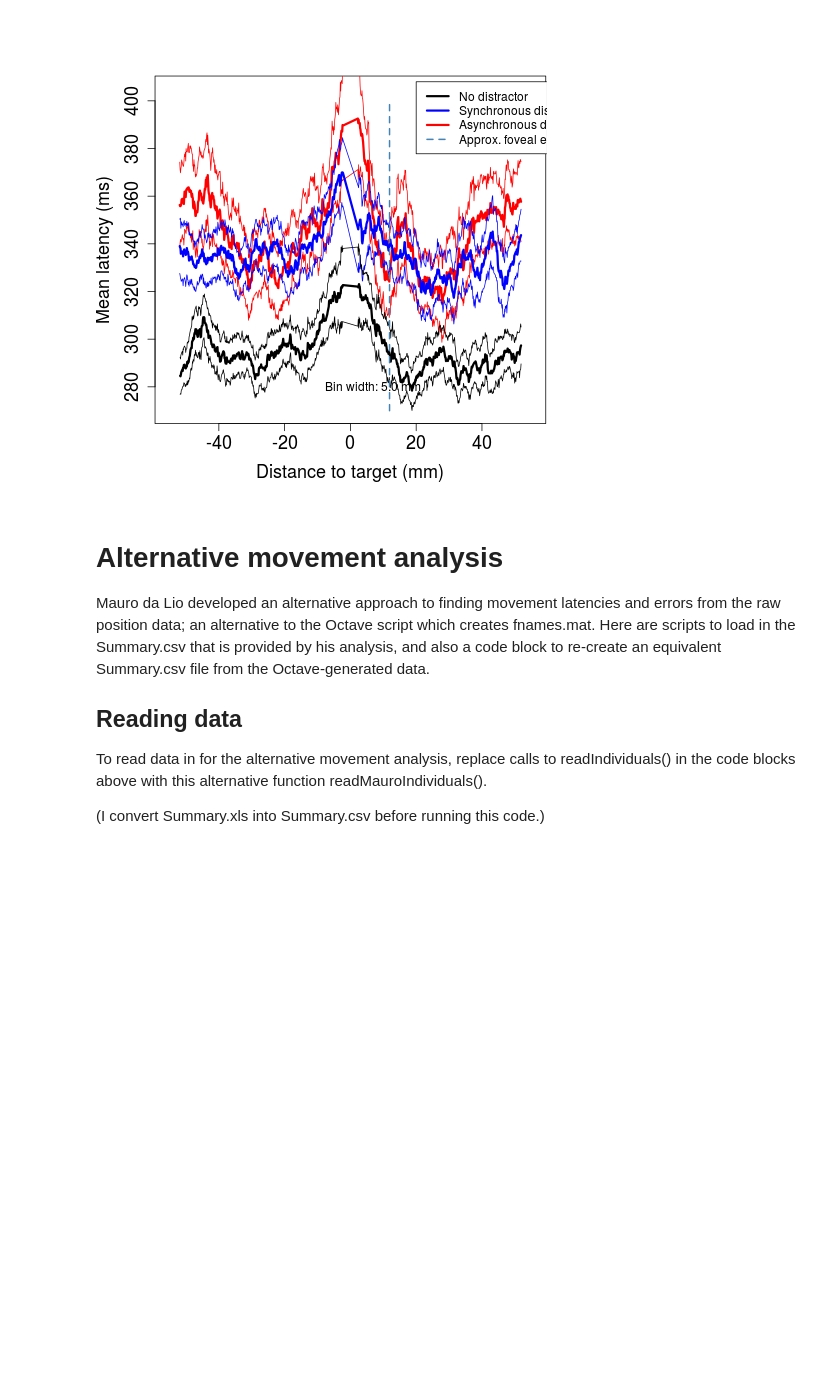
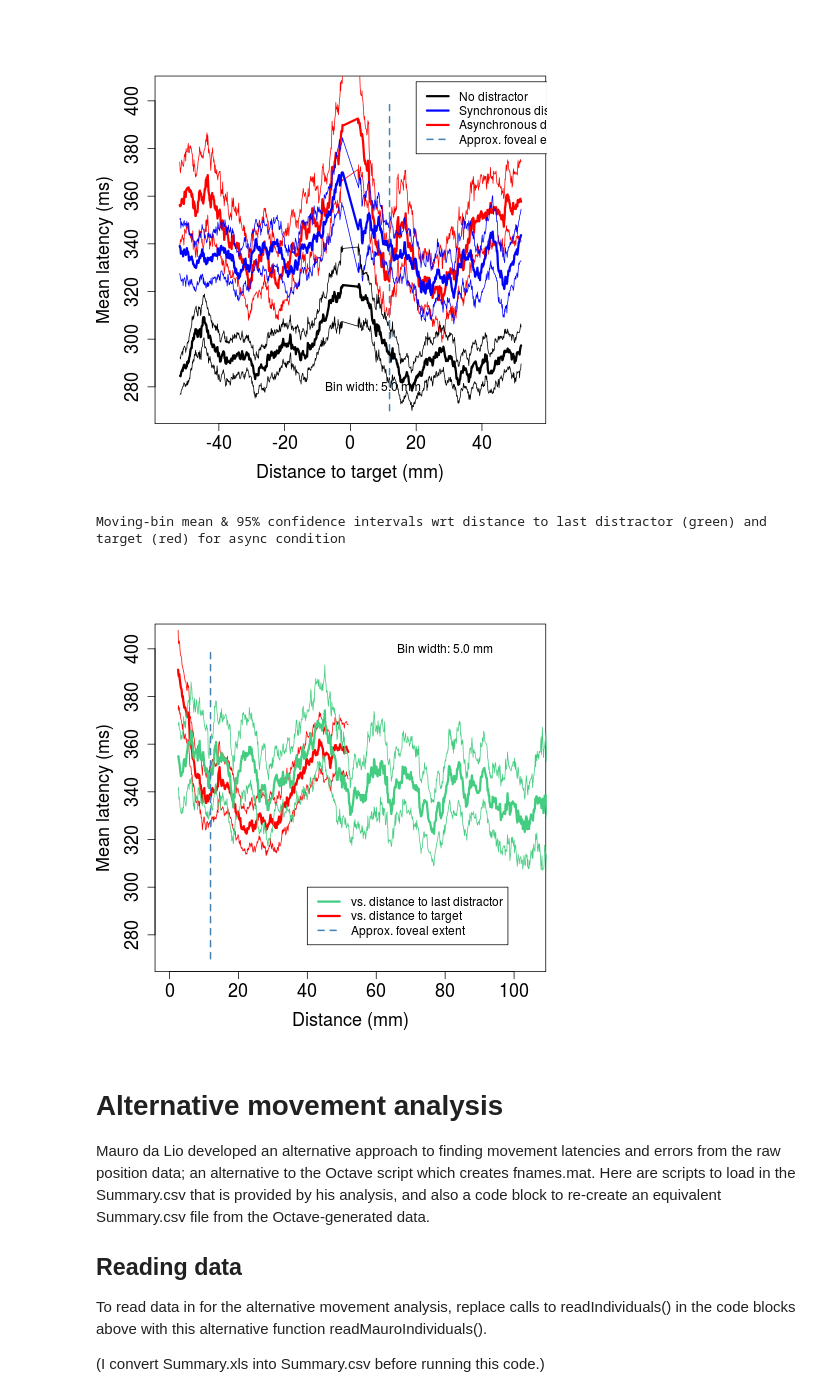
Before and after one commit to ABRG-Models/linetask2014, a Jupyter notebook: analysis/Anova.ipynb, the cells around one changed output. Drawn from its saved outputs; the diff is of its cells as text; code cells hidden in the pictures; blank space fills up the shorter version.

Commit message:
Adds analysis of async latencies vs. distance to last distractor

```diff
--- a/analysis/Anova.ipynb
+++ b/analysis/Anova.ipynb
@@ -2517,6 +2535,12 @@ Image(filename='r_images/movingbin_latvsdir.png')
 # %% [output]
 Directional version of the moving bin graph, above
 [figure]
+# %%
+print 'Moving-bin mean & 95% confidence intervals wrt distance to last distractor (green) and target (red) for async condition'
+Image(filename='r_images/movingbin_latvslastdist_async.png')
+# %% [output]
+Moving-bin mean & 95% confidence intervals wrt distance to last distractor (green) and target (red) for async condition
+[figure, added]
 # %% [markdown]
 # Alternative movement analysis
 
```
Also changed, not shown: parts of 9 cells of this notebook, 3 other files.
